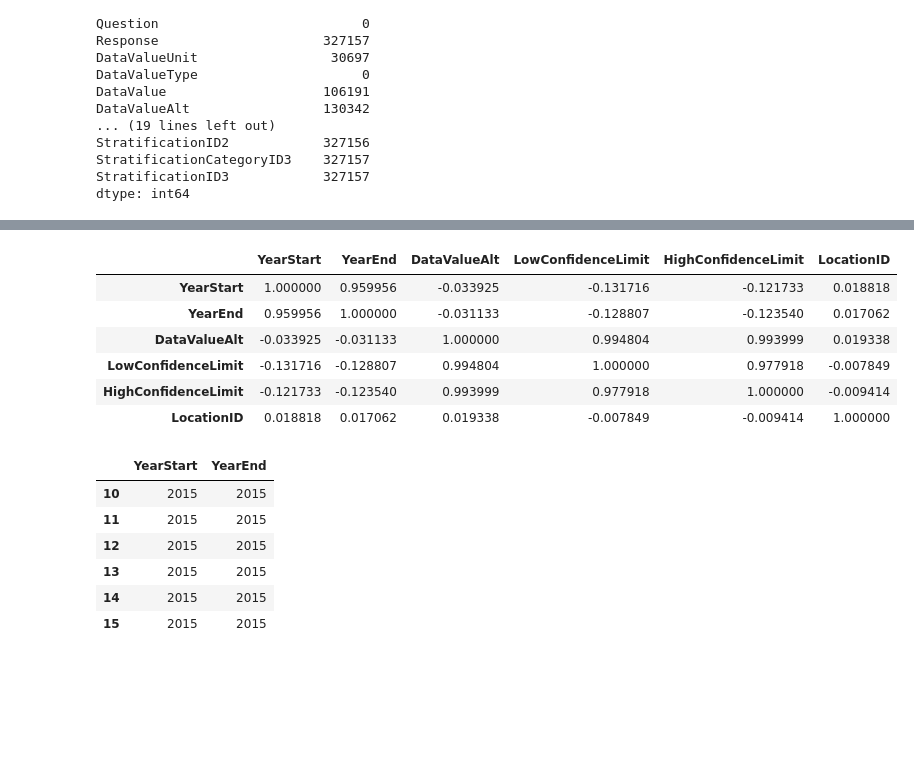
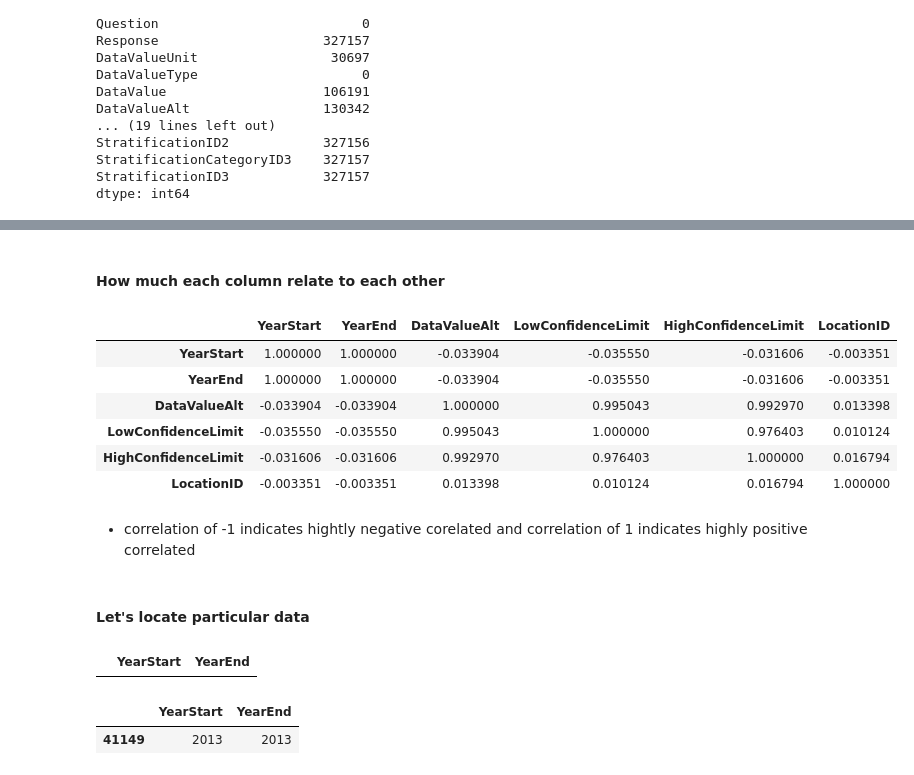
Before and after one commit to IshwarGautam/OnlineClass, a Jupyter notebook: pandas/pandas ex-1.ipynb, the cells around one changed output, grey strips where cells are left out. Cells and saved outputs as stored; diff of their text form; code cells hidden in the pictures; blank space fills up the shorter version.

```diff
--- a/pandas/pandas ex-1.ipynb
+++ b/pandas/pandas ex-1.ipynb
@@ -253,3 +180,6 @@ StratificationID2            327156
 StratificationCategoryID3    327157
 StratificationID3            327157
 dtype: int64
+# %%
+new_data=data.dropna(axis=0)
+new_data.head()
@@ -260,20 +218,25 @@ data['GeoLocation'].isnull().sum()
+# %% [markdown]
+#### How much each column relate to each other
 # %%
-data.corr(method='pearson')
+new_data.corr(method='pearson')
 # %% [output]
 |  | YearStart | YearEnd | DataValueAlt | LowConfidenceLimit | HighConfidenceLimit | LocationID |
-| YearStart | 1.000000 | 0.959956 | -0.033925 | -0.131716 | -0.121733 | 0.018818 |
-| YearEnd | 0.959956 | 1.000000 | -0.031133 | -0.128807 | -0.123540 | 0.017062 |
-| DataValueAlt | -0.033925 | -0.031133 | 1.000000 | 0.994804 | 0.993999 | 0.019338 |
-| LowConfidenceLimit | -0.131716 | -0.128807 | 0.994804 | 1.000000 | 0.977918 | -0.007849 |
-| HighConfidenceLimit | -0.121733 | -0.123540 | 0.993999 | 0.977918 | 1.000000 | -0.009414 |
-| LocationID | 0.018818 | 0.017062 | 0.019338 | -0.007849 | -0.009414 | 1.000000 |
+| YearStart | 1.000000 | 1.000000 | -0.033904 | -0.035550 | -0.031606 | -0.003351 |
+| YearEnd | 1.000000 | 1.000000 | -0.033904 | -0.035550 | -0.031606 | -0.003351 |
+| DataValueAlt | -0.033904 | -0.033904 | 1.000000 | 0.995043 | 0.992970 | 0.013398 |
+| LowConfidenceLimit | -0.035550 | -0.035550 | 0.995043 | 1.000000 | 0.976403 | 0.010124 |
+| HighConfidenceLimit | -0.031606 | -0.031606 | 0.992970 | 0.976403 | 1.000000 | 0.016794 |
+| LocationID | -0.003351 | -0.003351 | 0.013398 | 0.010124 | 0.016794 | 1.000000 |
+# %% [markdown]
+* correlation of -1 indicates hightly negative corelated and correlation of 1 indicates highly positive correlated
+# %% [markdown]
+#### Let's locate particular data
 # %%
-data.loc[10:15,["YearStart","YearEnd"]]
+new_data.loc[0:10,["YearStart","YearEnd"]]
 # %% [output]
 |  | YearStart | YearEnd |
-| 10 | 2015 | 2015 |
-| 11 | 2015 | 2015 |
-| 12 | 2015 | 2015 |
-| 13 | 2015 | 2015 |
-| 14 | 2015 | 2015 |
-| 15 | 2015 | 2015 |
+# %%
+new_data.loc[41149:41160,["YearStart","YearEnd"]]
+# %% [output]
+|  | YearStart | YearEnd |
+| 41149 | 2013 | 2013 |
```
Also changed, not shown: parts of 30 cells of this notebook, 1 other file.
